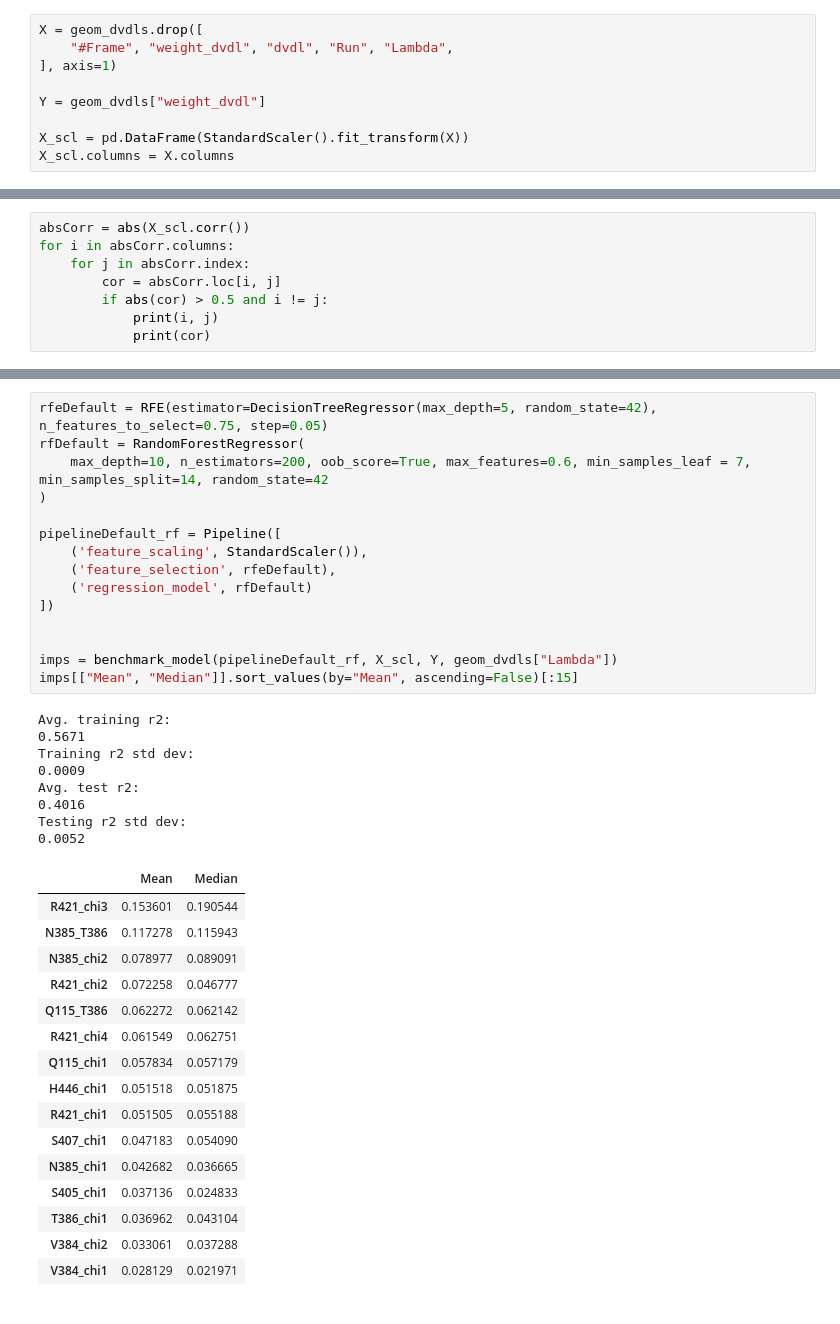
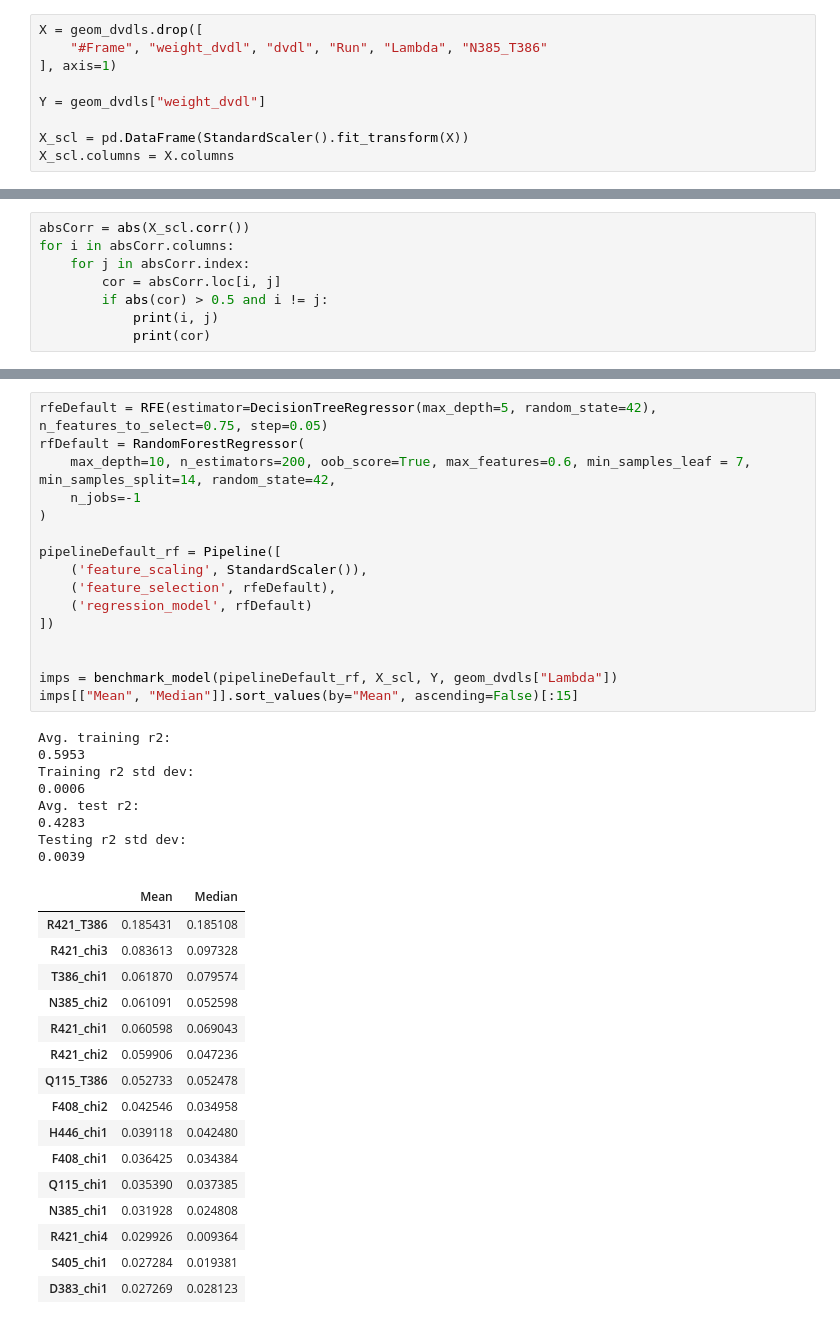
Before and after one commit to adnaksskanda/gamdti-paper, a Jupyter notebook: model_example/example_notebooks/T31A_example.ipynb, the cells around one changed output, grey strips where cells are left out. Drawn from its saved outputs; the diff is of its cells as text.

```diff
--- a/model_example/example_notebooks/T31A_example.ipynb
+++ b/model_example/example_notebooks/T31A_example.ipynb
@@ -38,7 +38,7 @@ Original ddG error:
 This is important because we want to limit the noise in our model training. See our methods/supplemental methods section for our process to choose the input features.
 # %%
 X = geom_dvdls.drop([
-    "#Frame", "weight_dvdl", "dvdl", "Run", "Lambda",
+    "#Frame", "weight_dvdl", "dvdl", "Run", "Lambda", "N385_T386"
 ], axis=1)
 
 Y = geom_dvdls["weight_dvdl"]
@@ -62,40 +62,41 @@ We run our model 25 times, then sort the results by the mean of feature importan
 # %%
 rfeDefault = RFE(estimator=DecisionTreeRegressor(max_depth=5, random_state=42), n_features_to_select=0.75, step=0.05)
 rfDefault = RandomForestRegressor(
-    max_depth=10, n_estimators=200, oob_score=True, max_features=0.6, min_samples_leaf = 7, min_samples_split=14, random_state=42
+    max_depth=10, n_estimators=200, oob_score=True, max_features=0.6, min_samples_leaf = 7, min_samples_split=14, random_state=42,
+    n_jobs=-1
 )
 
 pipelineDefault_rf = Pipeline([
     ('feature_scaling', StandardScaler()),
     ('feature_selection', rfeDefault),
     ('regression_model', rfDefault)
 ])
 
 
 imps = benchmark_model(pipelineDefault_rf, X_scl, Y, geom_dvdls["Lambda"])
 imps[["Mean", "Median"]].sort_values(by="Mean", ascending=False)[:15]
 # %% [output]
 Avg. training r2:
-0.5671
+0.5953
 Training r2 std dev:
-0.0009
+0.0006
 Avg. test r2:
-0.4016
+0.4283
 Testing r2 std dev:
-0.0052
+0.0039
 |  | Mean | Median |
-| R421_chi3 | 0.153601 | 0.190544 |
-| N385_T386 | 0.117278 | 0.115943 |
-| N385_chi2 | 0.078977 | 0.089091 |
-| R421_chi2 | 0.072258 | 0.046777 |
-| Q115_T386 | 0.062272 | 0.062142 |
-| R421_chi4 | 0.061549 | 0.062751 |
-| Q115_chi1 | 0.057834 | 0.057179 |
-| H446_chi1 | 0.051518 | 0.051875 |
-| R421_chi1 | 0.051505 | 0.055188 |
-| S407_chi1 | 0.047183 | 0.054090 |
-| N385_chi1 | 0.042682 | 0.036665 |
-| S405_chi1 | 0.037136 | 0.024833 |
-| T386_chi1 | 0.036962 | 0.043104 |
-| V384_chi2 | 0.033061 | 0.037288 |
-| V384_chi1 | 0.028129 | 0.021971 |
+| R421_T386 | 0.185431 | 0.185108 |
+| R421_chi3 | 0.083613 | 0.097328 |
+| T386_chi1 | 0.061870 | 0.079574 |
+| N385_chi2 | 0.061091 | 0.052598 |
+| R421_chi1 | 0.060598 | 0.069043 |
+| R421_chi2 | 0.059906 | 0.047236 |
+| Q115_T386 | 0.052733 | 0.052478 |
+| F408_chi2 | 0.042546 | 0.034958 |
+| H446_chi1 | 0.039118 | 0.042480 |
+| F408_chi1 | 0.036425 | 0.034384 |
+| Q115_chi1 | 0.035390 | 0.037385 |
+| N385_chi1 | 0.031928 | 0.024808 |
+| R421_chi4 | 0.029926 | 0.009364 |
+| S405_chi1 | 0.027284 | 0.019381 |
+| D383_chi1 | 0.027269 | 0.028123 |
```
Also changed, not shown: parts of 22 cells of this notebook, 33 other files.
